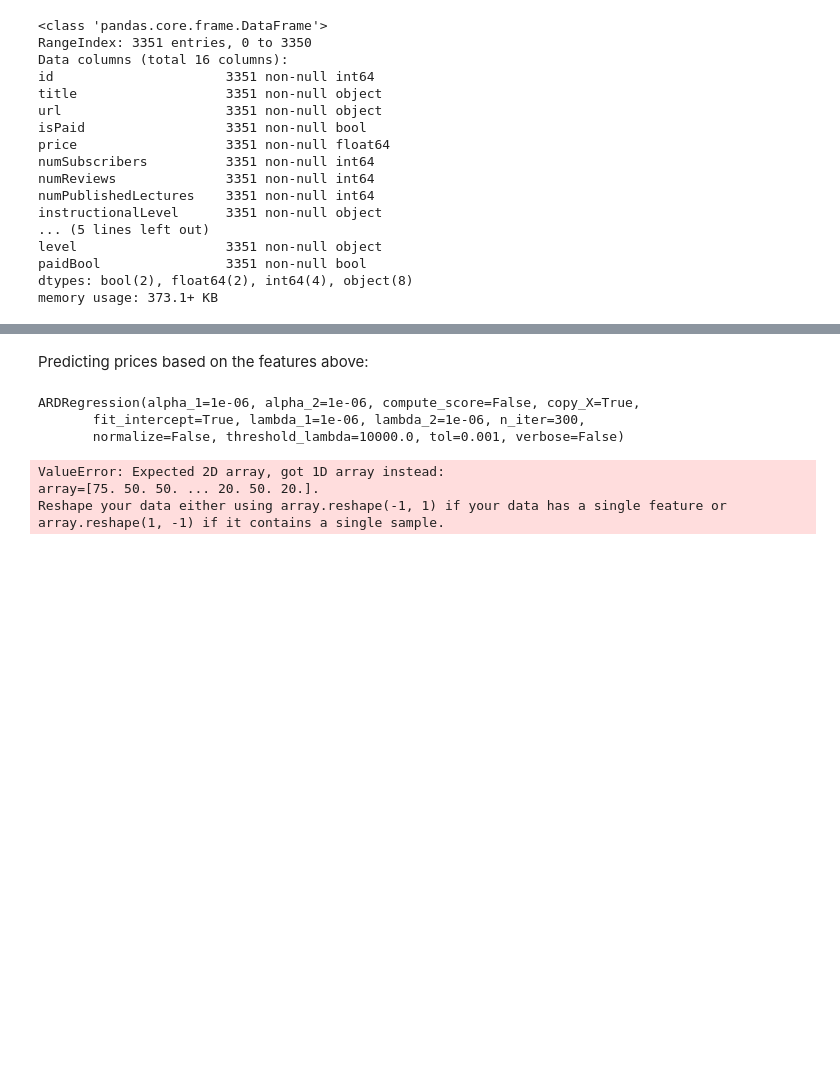
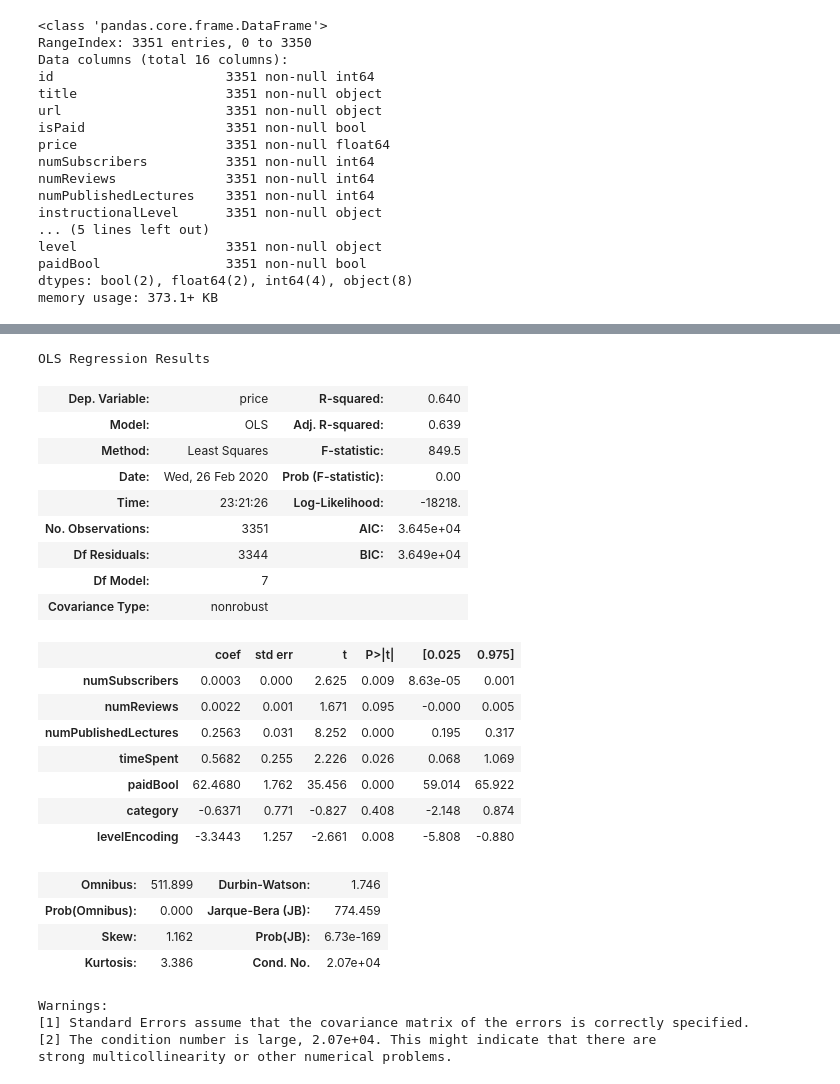
Before and after one commit to Daesparz/analysis_udemy_courses, a Jupyter notebook: Data_analysis/in-depth_analysis.ipynb, the cells around one changed output, grey strips where cells are left out. Saved outputs shown, nothing was run; the diff lists cells and outputs as text; code cells hidden in the pictures; blank space fills up the shorter version.

```diff
--- a/Data_analysis/in-depth_analysis.ipynb
+++ b/Data_analysis/in-depth_analysis.ipynb
@@ -124,18 +170,34 @@ df.drop(columns=['id', 'title', 'publishDate'], inplace=True)
 # %%
-y = df.price
-X = df.drop(columns='price')
+y = df_courses.price
+X = df_courses.drop(columns='price')
-# %% [markdown]
-Predicting prices based on the features above:
-# %%
-clf = linear_model.ARDRegression()
-clf.fit(X, y)
-# %% [output]
-ARDRegression(alpha_1=1e-06, alpha_2=1e-06, compute_score=False, copy_X=True,
-       fit_intercept=True, lambda_1=1e-06, lambda_2=1e-06, n_iter=300,
-       normalize=False, threshold_lambda=10000.0, tol=0.001, verbose=False)
-# %%
-clf.predict(y)
-# %% [output]
-ValueError: Expected 2D array, got 1D array instead:
-array=[75. 50. 50. ... 20. 50. 20.].
-Reshape your data either using array.reshape(-1, 1) if your data has a single feature or array.reshape(1, -1) if it contains a single sample.
+# %%
+model_a = sm.OLS(y, X)
+res = model_a.fit()
+res.summary()
+# %% [output]
+OLS Regression Results
+| Dep. Variable: | price | R-squared: | 0.640 |
+| Model: | OLS | Adj. R-squared: | 0.639 |
+| Method: | Least Squares | F-statistic: | 849.5 |
+| Date: | Wed, 26 Feb 2020 | Prob (F-statistic): | 0.00 |
+| Time: | 23:21:26 | Log-Likelihood: | -18218. |
+| No. Observations: | 3351 | AIC: | 3.645e+04 |
+| Df Residuals: | 3344 | BIC: | 3.649e+04 |
+| Df Model: | 7 |  |  |
+| Covariance Type: | nonrobust |  |  |
+|  | coef | std err | t | P>|t| | [0.025 | 0.975] |
+| numSubscribers | 0.0003 | 0.000 | 2.625 | 0.009 | 8.63e-05 | 0.001 |
+| numReviews | 0.0022 | 0.001 | 1.671 | 0.095 | -0.000 | 0.005 |
+| numPublishedLectures | 0.2563 | 0.031 | 8.252 | 0.000 | 0.195 | 0.317 |
+| timeSpent | 0.5682 | 0.255 | 2.226 | 0.026 | 0.068 | 1.069 |
+| paidBool | 62.4680 | 1.762 | 35.456 | 0.000 | 59.014 | 65.922 |
+| category | -0.6371 | 0.771 | -0.827 | 0.408 | -2.148 | 0.874 |
+| levelEncoding | -3.3443 | 1.257 | -2.661 | 0.008 | -5.808 | -0.880 |
+| Omnibus: | 511.899 | Durbin-Watson: | 1.746 |
+| Prob(Omnibus): | 0.000 | Jarque-Bera (JB): | 774.459 |
+| Skew: | 1.162 | Prob(JB): | 6.73e-169 |
+| Kurtosis: | 3.386 | Cond. No. | 2.07e+04 |
+Warnings:
+[1] Standard Errors assume that the covariance matrix of the errors is correctly specified.
+[2] The condition number is large, 2.07e+04. This might indicate that there are
+strong multicollinearity or other numerical problems.
```
Also changed, not shown: parts of 27 cells of this notebook.
